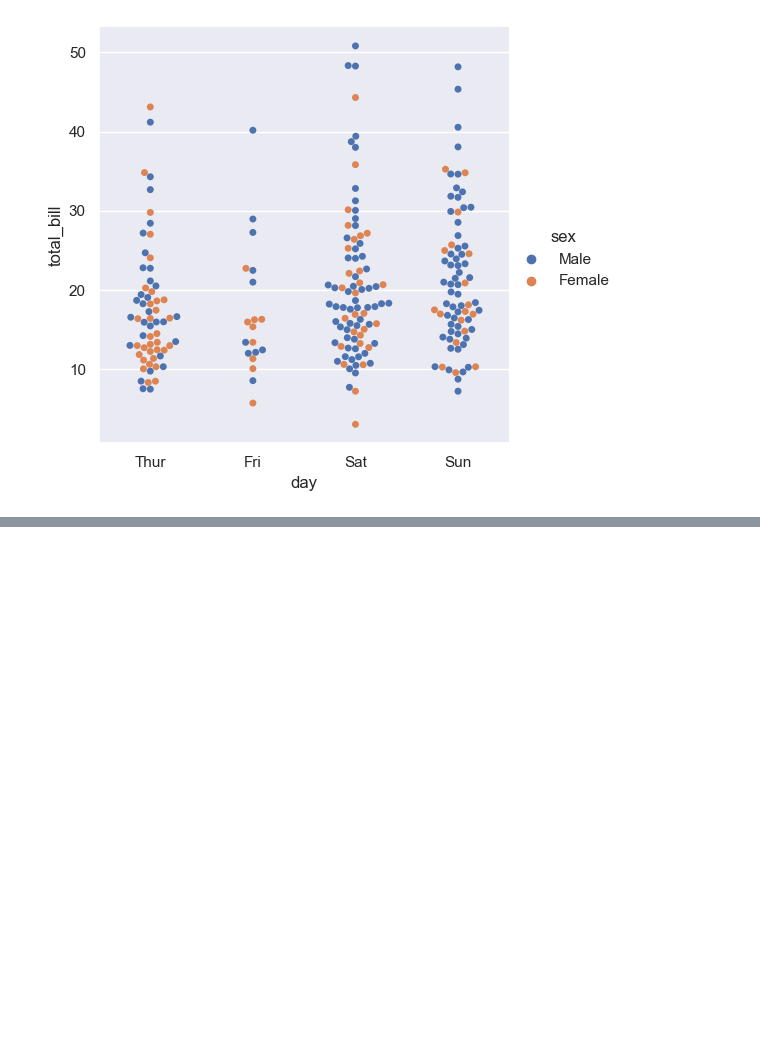
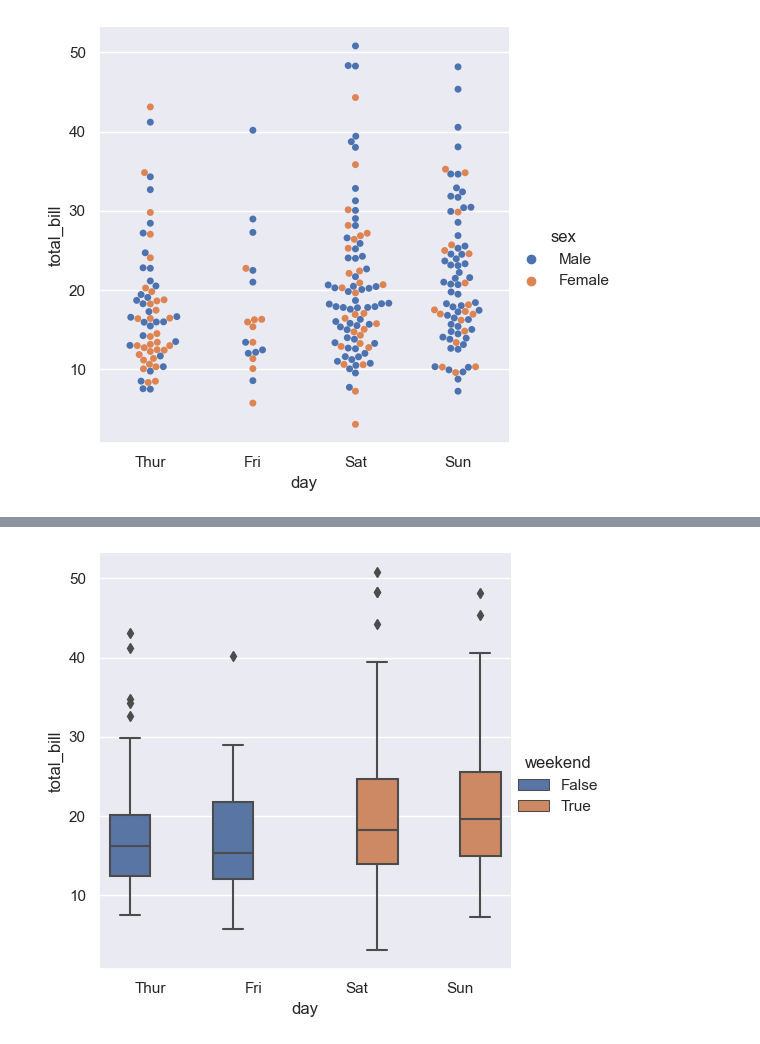
Before and after one commit to kjmn1105/Seaborn-Tuorial, a Jupyter notebook: 08_Plotting functions (3).ipynb, the cells around one changed output, grey strips where cells are left out. Cells and saved outputs as stored; diff of their text form; code cells hidden in the pictures; blank space fills up the shorter version.

```diff
--- a/08_Plotting functions (3).ipynb
+++ b/08_Plotting functions (3).ipynb
@@ -117,0 +155,7 @@ sns.catplot(data=tips, x='total_bill', y='day', hue='time', kind='swarm');
+# %%
+sns.catplot(
+    data=tips, x='day', y='total_bill', hue='weekend',
+    kind='box',
+);
+# %% [output]
+[figure, added]
```
Also changed, not shown: parts of 26 cells of this notebook.
